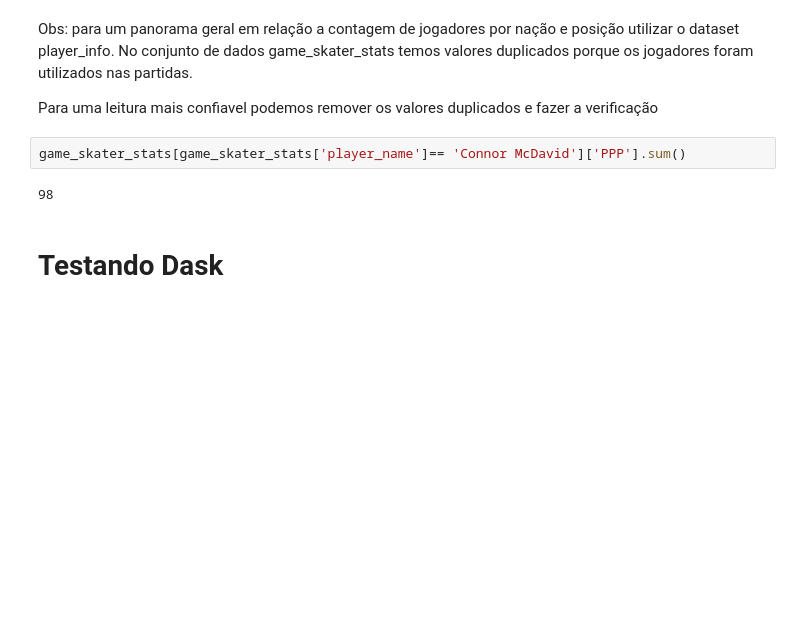
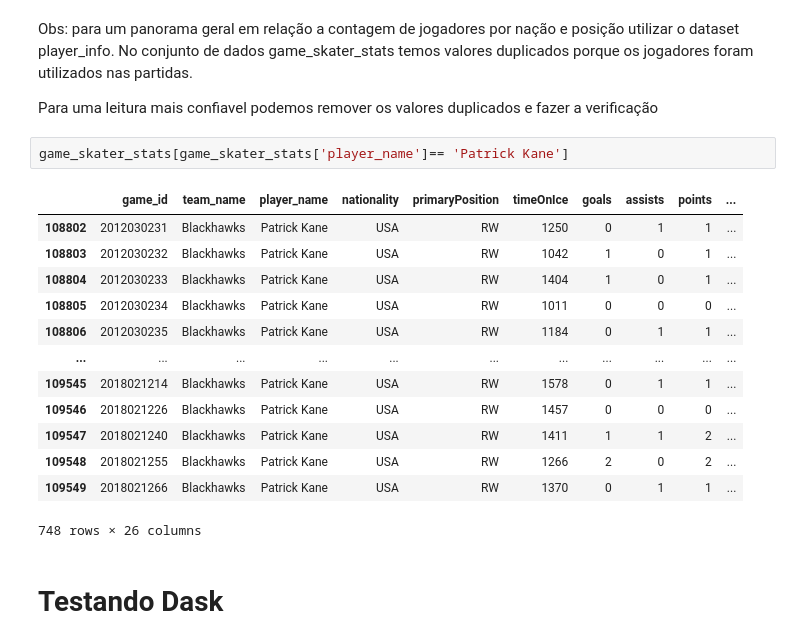
Before and after one commit to DanOakStats/NHL, a Jupyter notebook: data_cleaning.ipynb, the cells around one changed output. Drawn from its saved outputs; the diff is of its cells as text; blank space fills up the shorter version.

```diff
--- a/data_cleaning.ipynb
+++ b/data_cleaning.ipynb
@@ -428,9 +428,21 @@ Obs: para um panorama geral em relação a contagem de jogadores por nação e p
 
 Para uma leitura mais confiavel podemos remover os valores duplicados e fazer a verificação
 # %%
-game_skater_stats[game_skater_stats['player_name']== 'Connor McDavid']['PPP'].sum()
+game_skater_stats[game_skater_stats['player_name']== 'Patrick Kane']
 # %% [output]
+|  | game_id | team_name | player_name | nationality | primaryPosition | timeOnIce | goals | assists | points | ... |
+| 108802 | 2012030231 | Blackhawks | Patrick Kane | USA | RW | 1250 | 0 | 1 | 1 | ... |
+| 108803 | 2012030232 | Blackhawks | Patrick Kane | USA | RW | 1042 | 1 | 0 | 1 | ... |
+| 108804 | 2012030233 | Blackhawks | Patrick Kane | USA | RW | 1404 | 1 | 0 | 1 | ... |
+| 108805 | 2012030234 | Blackhawks | Patrick Kane | USA | RW | 1011 | 0 | 0 | 0 | ... |
+| 108806 | 2012030235 | Blackhawks | Patrick Kane | USA | RW | 1184 | 0 | 1 | 1 | ... |
+| ... | ... | ... | ... | ... | ... | ... | ... | ... | ... | ... |
+| 109545 | 2018021214 | Blackhawks | Patrick Kane | USA | RW | 1578 | 0 | 1 | 1 | ... |
+| 109546 | 2018021226 | Blackhawks | Patrick Kane | USA | RW | 1457 | 0 | 0 | 0 | ... |
+| 109547 | 2018021240 | Blackhawks | Patrick Kane | USA | RW | 1411 | 1 | 1 | 2 | ... |
+| 109548 | 2018021255 | Blackhawks | Patrick Kane | USA | RW | 1266 | 2 | 0 | 2 | ... |
+| 109549 | 2018021266 | Blackhawks | Patrick Kane | USA | RW | 1370 | 0 | 1 | 1 | ... |
-98
+748 rows × 26 columns
 # %% [markdown]
 # Testando Dask
 # %% [markdown]
```
Also changed, not shown: parts of 22 cells of this notebook.
